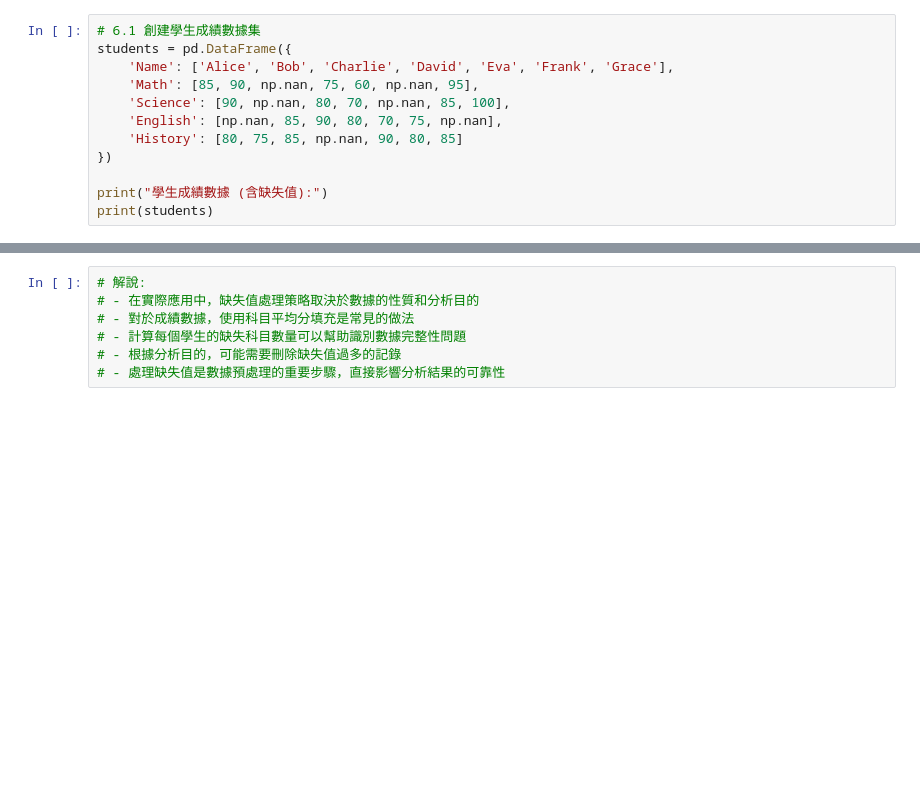
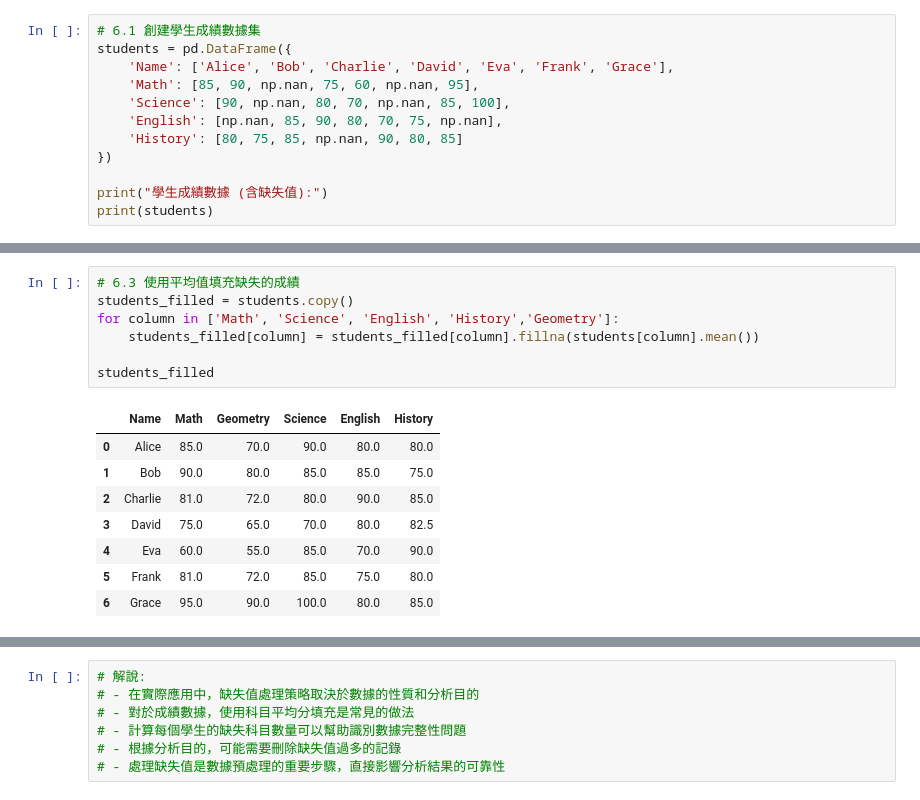
Before and after one commit to slen516-afk/python-da, a Jupyter notebook: python-da-main/Python DA/Special-Edition_python_DA/Python_DA_Course/M2_Pandas_Basic/notebooks/M2.4_missing_values.ipynb, the cells around one changed output, grey strips where cells are left out. Cells and saved outputs as stored; diff of their text form; blank space fills up the shorter version.

```diff
--- a/python-da-main/Python DA/Special-Edition_python_DA/Python_DA_Course/M2_Pandas_Basic/notebooks/M2.4_missing_values.ipynb
+++ b/python-da-main/Python DA/Special-Edition_python_DA/Python_DA_Course/M2_Pandas_Basic/notebooks/M2.4_missing_values.ipynb
@@ -404,0 +447,16 @@ students.dropna(subset=['Math','Science']) #subset:只檢查指定的欄位
+# %%
+# 6.3 使用平均值填充缺失的成績
+students_filled = students.copy()
+for column in ['Math', 'Science', 'English', 'History','Geometry']:
+    students_filled[column] = students_filled[column].fillna(students[column].mean())
+
+students_filled
+# %% [output]
+|  | Name | Math | Geometry | Science | English | History |
+| 0 | Alice | 85.0 | 70.0 | 90.0 | 80.0 | 80.0 |
+| 1 | Bob | 90.0 | 80.0 | 85.0 | 85.0 | 75.0 |
+| 2 | Charlie | 81.0 | 72.0 | 80.0 | 90.0 | 85.0 |
+| 3 | David | 75.0 | 65.0 | 70.0 | 80.0 | 82.5 |
+| 4 | Eva | 60.0 | 55.0 | 85.0 | 70.0 | 90.0 |
+| 5 | Frank | 81.0 | 72.0 | 85.0 | 75.0 | 80.0 |
+| 6 | Grace | 95.0 | 90.0 | 100.0 | 80.0 | 85.0 |
```
Also changed, not shown: parts of 7 cells of this notebook.
